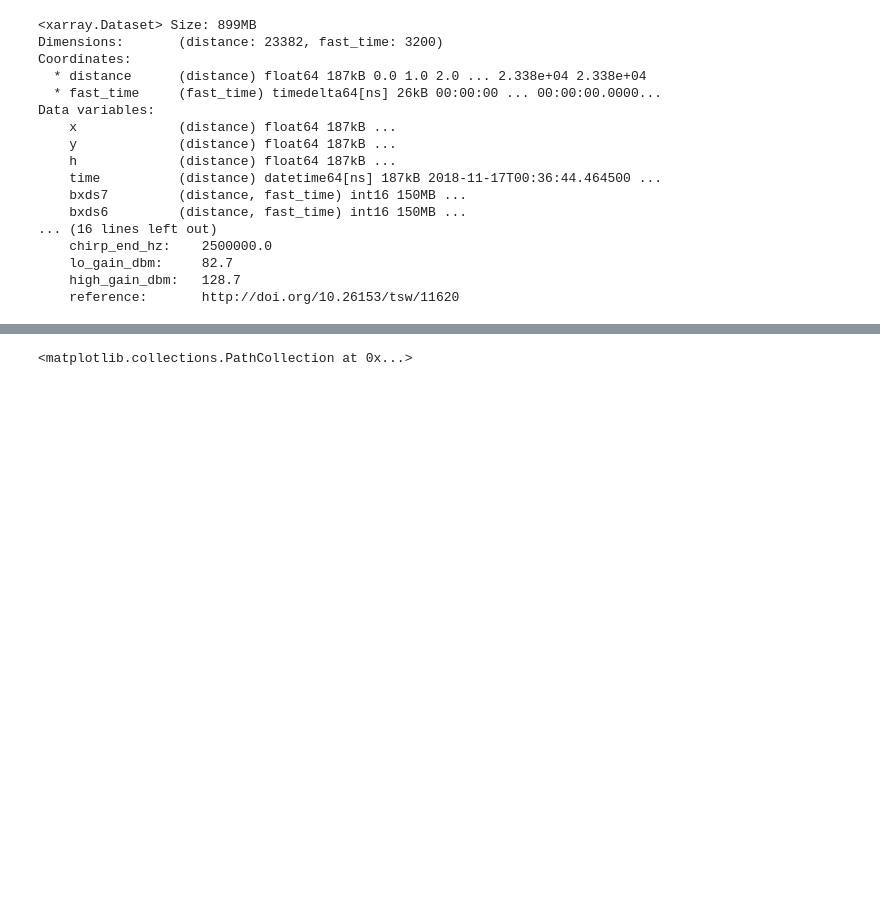
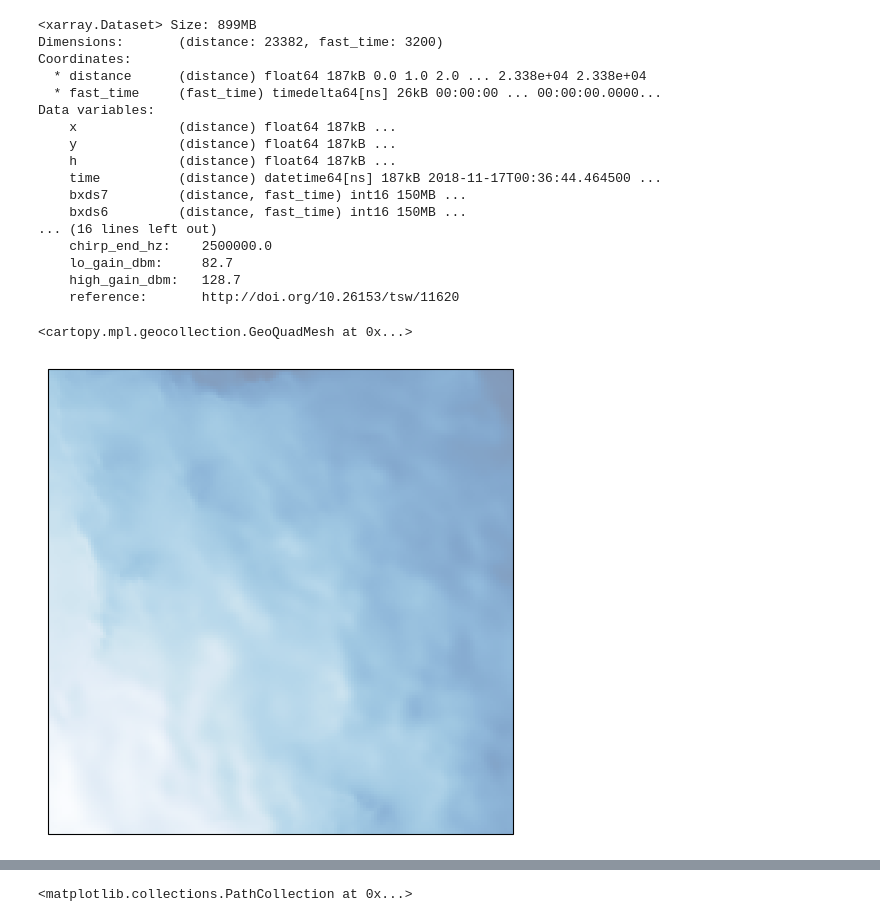
Before and after one commit to zsk4/DavidSpecularity, a Jupyter notebook: Figure4,S2,S3,S4,S6/Figure4,S3,S4,S6.ipynb, the cells around one changed output, grey strips where cells are left out. Drawn from its saved outputs; the diff is of its cells as text; code cells hidden in the pictures; blank space fills up the shorter version.

Commit message:
Feat: Figure S6

```diff
--- a/Figure4,S2,S3,S4,S6/Figure4,S3,S4,S6.ipynb
+++ b/Figure4,S2,S3,S4,S6/Figure4,S3,S4,S6.ipynb
@@ -588,6 +589,18 @@ Data variables:
     lo_gain_dbm:     82.7
     high_gain_dbm:   128.7
     reference:       http://doi.org/10.26153/tsw/11620
+# %%
+# Load Sauthoff subglacial hydropotential
+hydropotential = xr.open_dataset(f'{hydro_path}/subglacial_hydropotential_Antarctica.nc')
+hydropotential = hydropotential.sel(x=slice(620000, 700000), y=slice(-1415000, -1495000))
+
+ps71_projection = ccrs.Stereographic(central_latitude=-90, central_longitude=0, true_scale_latitude=-71)
+fig, ax1 = plt.subplots(1,1, figsize=(6,9), subplot_kw={'projection': ps71_projection})
+
+ax1.pcolormesh(hydropotential['x'], hydropotential['y'], hydropotential['subglacial_hydropotential'], cmap='Blues', shading='auto', zorder=1, alpha=0.5)
+# %% [output]
+<cartopy.mpl.geocollection.GeoQuadMesh at 0x...>
+[figure, added]
 # %%
 ps71_projection = ccrs.Stereographic(central_latitude=-90, central_longitude=0, true_scale_latitude=-71)
 fig, axs = plt.subplots(2,2, figsize=(10,15), subplot_kw={'projection': ps71_projection})
```
Also changed, not shown: parts of 4 cells of this notebook, 4 other files.
